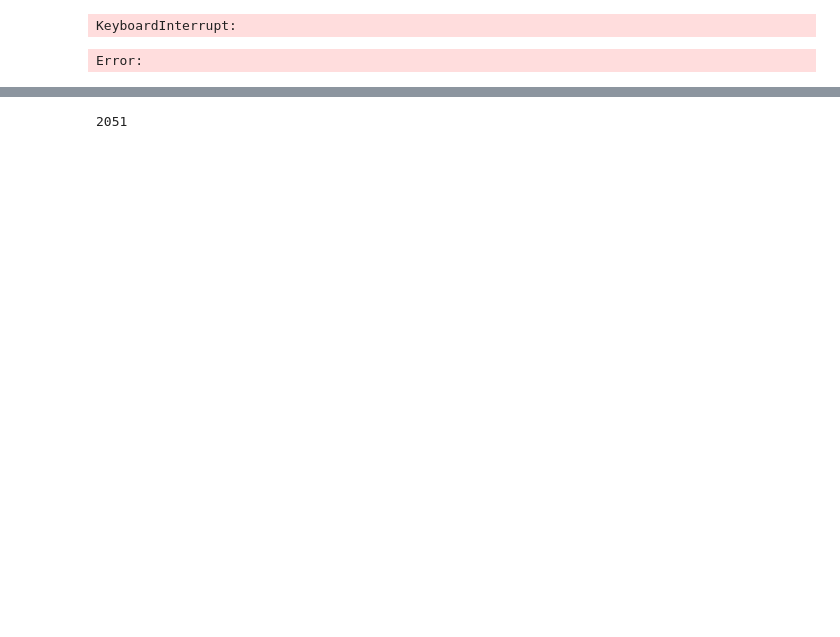
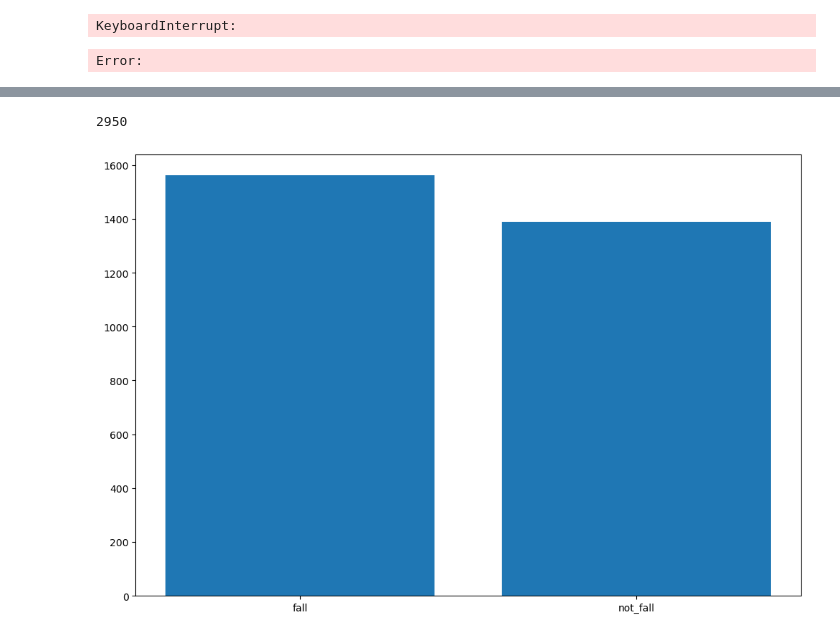
Before and after one commit to GGoneng/AI-Study-Log, a Jupyter notebook: Personal_Project/Graduate_Project/Data_Preprocess.ipynb, the cells around one changed output, grey strips where cells are left out. Drawn from its saved outputs; the diff is of its cells as text; code cells hidden in the pictures; blank space fills up the shorter version.

```diff
--- a/Personal_Project/Graduate_Project/Data_Preprocess.ipynb
+++ b/Personal_Project/Graduate_Project/Data_Preprocess.ipynb
@@ -7,5 +8,5 @@ import cv2
 # %%
-DATA_PATH = "./Dataset"
+DATA_PATH = "./10fps_Dataset"
 
 csv_files = sorted(
     [os.path.join(DATA_PATH, f) for f in os.listdir(DATA_PATH) if f.endswith('.csv')],
@@ -33,6 +34,6 @@ csv_files
  ...]
 # %%
-SAVE_PATH = "./New_Dataset/"
+SAVE_PATH = "./new_10fps_Dataset/"
 
 for i, csv in enumerate(csv_files):
     # CSV 불러오기
@@ -171,4 +172,13 @@ len(data_source_index)
 # %%
 len(label_df)
 # %% [output]
-2051
+2950
+# %%
+fall = len(label_df[label_df["label"] == 1])
+not_fall = len(label_df[label_df["label"] == 0])
+
+plt.figure(figsize = (12, 8))
+plt.bar(["fall", "not_fall"], [fall, not_fall])
+plt.show()
+# %% [output]
+[figure, added]
```
Also changed, not shown: parts of 7 cells of this notebook, 8 other files.
